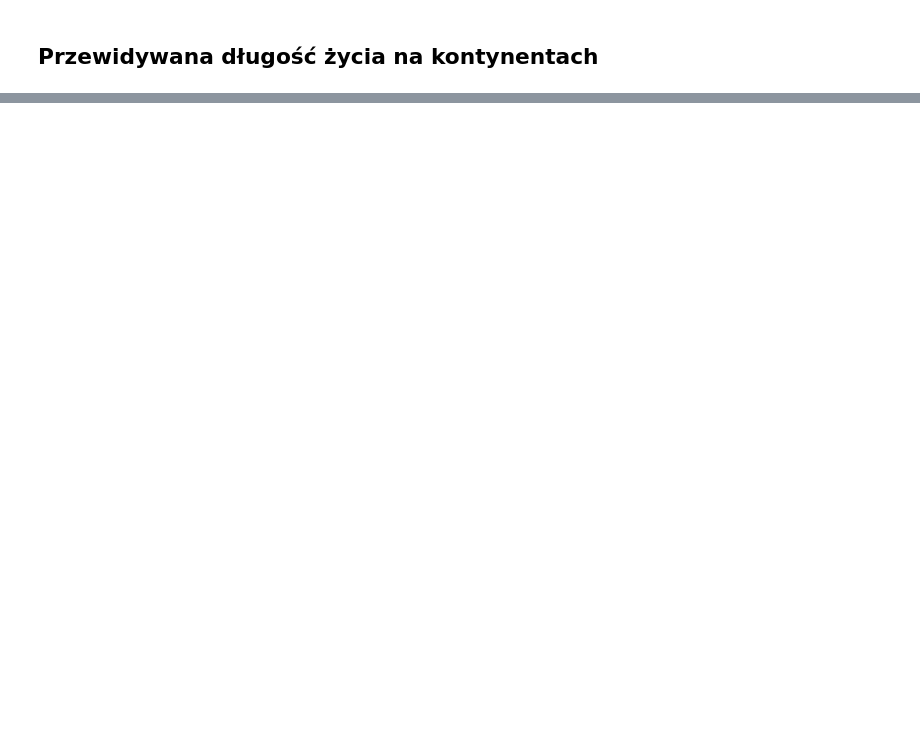
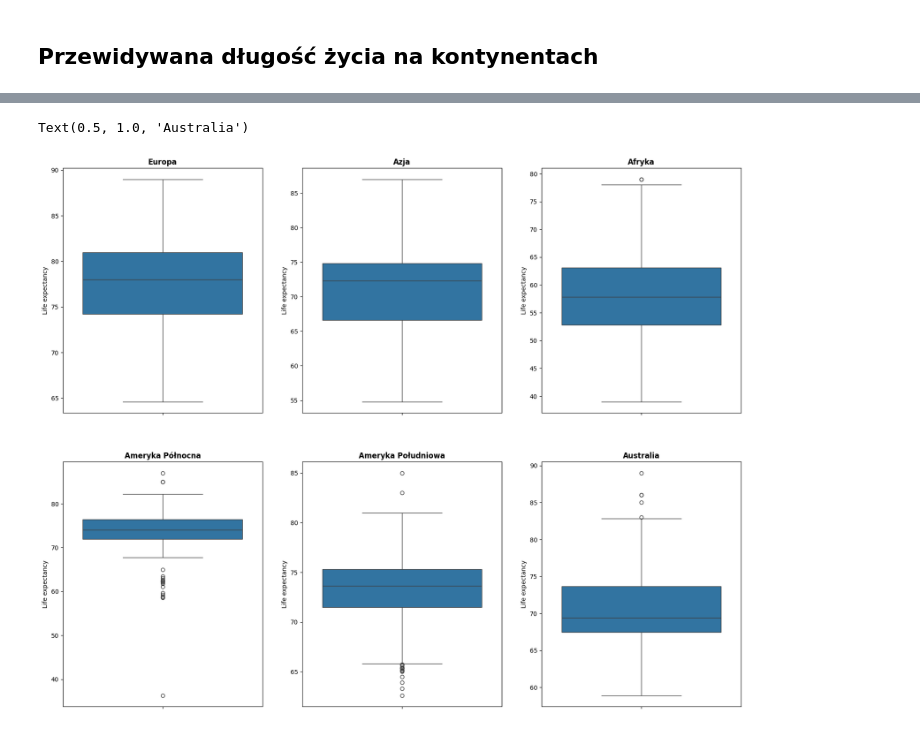
Before and after one commit to Paffeueq/data_mining_project, a Jupyter notebook: Life_Expectancy_Analysis.ipynb, the cells around one changed output, grey strips where cells are left out. Cells and saved outputs as stored; diff of their text form; code cells hidden in the pictures; blank space fills up the shorter version.

```diff
--- a/Life_Expectancy_Analysis.ipynb
+++ b/Life_Expectancy_Analysis.ipynb
@@ -409,0 +606,17 @@ Zgodnie ze wcześniejszymi analizami wynikającymi z macierzy korelacji zależno
+# %%
+fig, ax = plt.subplots(2,3, figsize=(20,16))
+sns.boxplot(y=df[df['Country'].isin(europe)]['Life expectancy'], ax=ax[0,0], )
+ax[0,0].set_title('Europa', fontweight='bold')
+sns.boxplot(y=df[df['Country'].isin(asia)]['Life expectancy'], ax=ax[0,1])
+ax[0,1].set_title('Azja',fontweight='bold')
+sns.boxplot(y=df[df['Country'].isin(africa)]['Life expectancy'], ax=ax[0,2])
+ax[0,2].set_title('Afryka', fontweight='bold')
+sns.boxplot(y=df[df['Country'].isin(north_america)]['Life expectancy'], ax=ax[1,0])
+ax[1,0].set_title('Ameryka Północna', fontweight='bold')
+sns.boxplot(y=df[df['Country'].isin(south_america)]['Life expectancy'], ax=ax[1,1])
+ax[1,1].set_title('Ameryka Południowa', fontweight='bold')
+sns.boxplot(y=df[df['Country'].isin(australia)]['Life expectancy'], ax=ax[1,2])
+ax[1,2].set_title('Australia', fontweight='bold')
+# %% [output]
+Text(0.5, 1.0, 'Australia')
+[figure, added]
```
Also changed, not shown: parts of 19 cells of this notebook.
